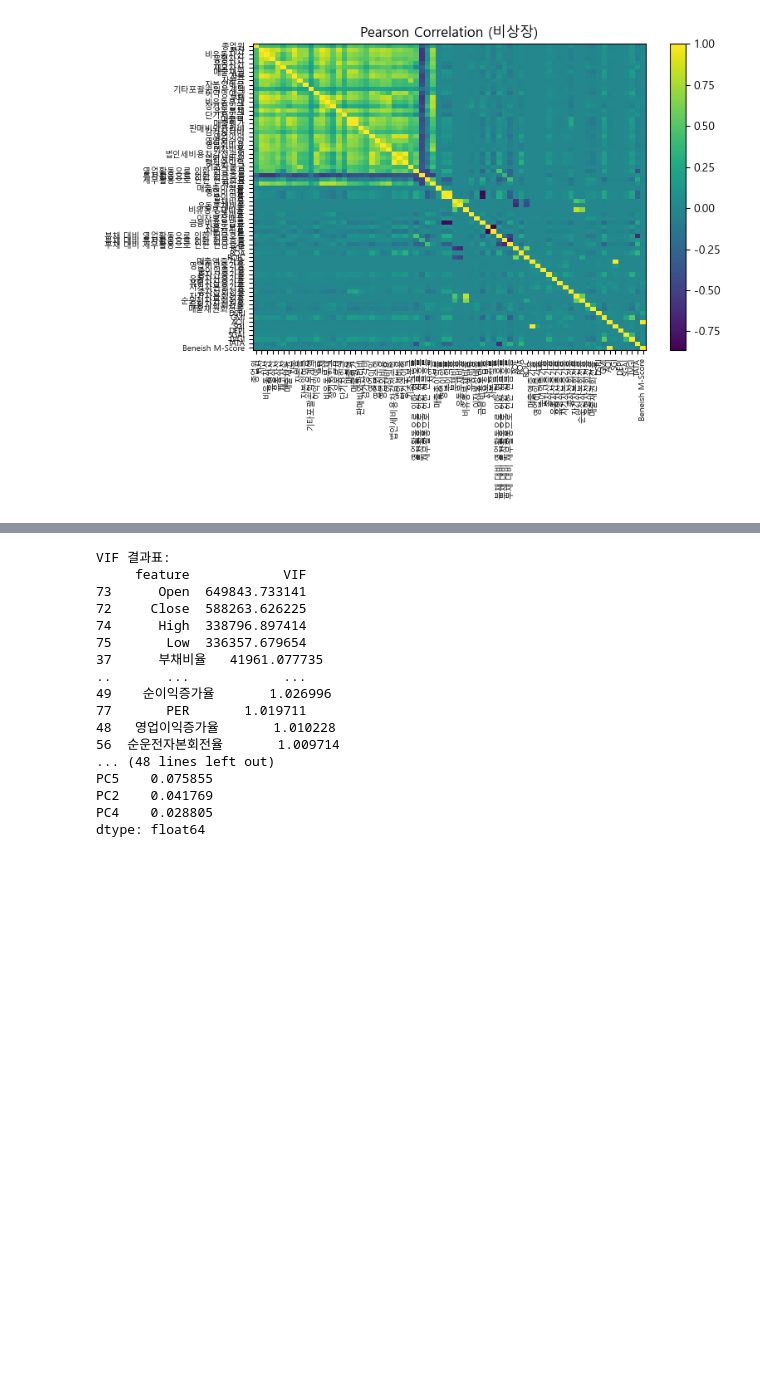
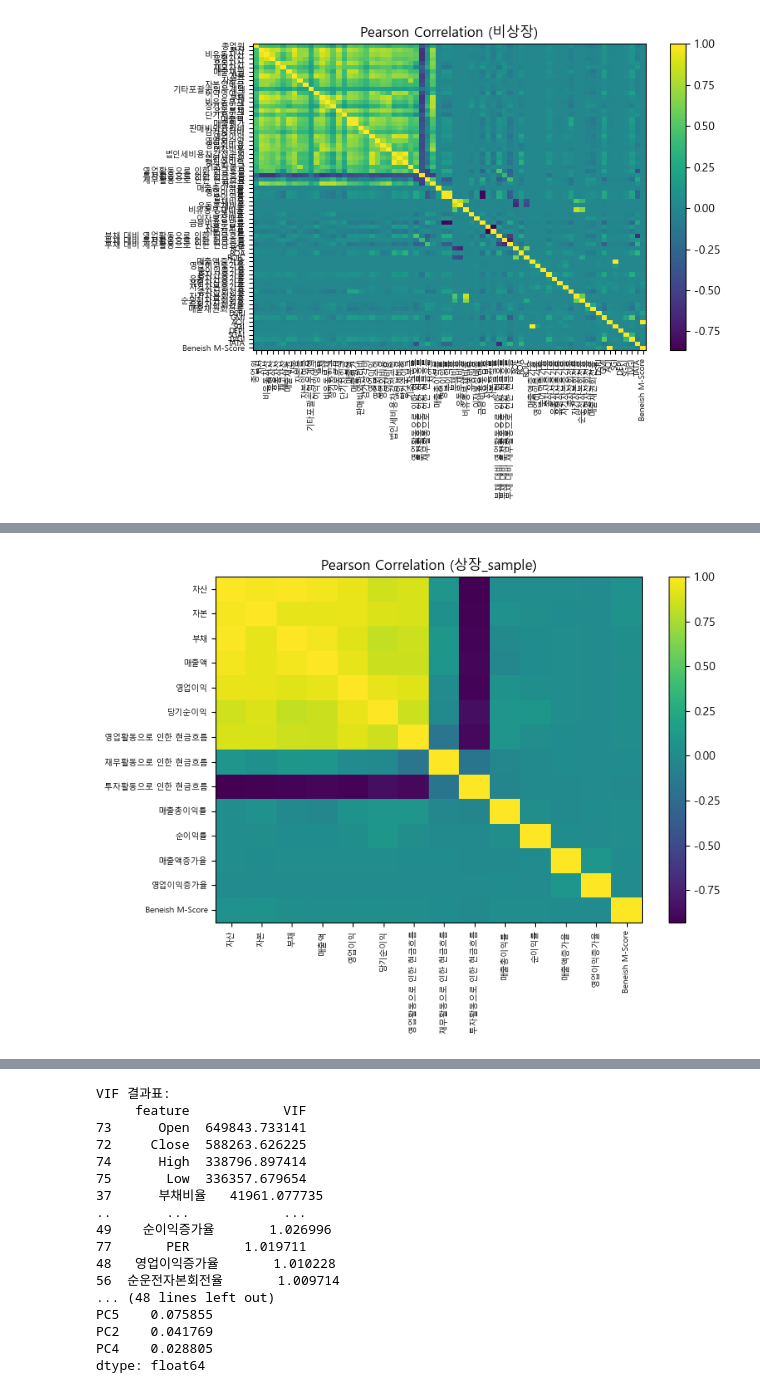
Before and after one commit to astrepluie/mysite, a Jupyter notebook: project2/EDA.ipynb, the cells around one changed output, grey strips where cells are left out. Cells and saved outputs as stored; diff of their text form; code cells hidden in the pictures; blank space fills up the shorter version.

```diff
--- a/project2/EDA.ipynb
+++ b/project2/EDA.ipynb
@@ -64,0 +64,6 @@ corr_and_heatmap(unlist,unlist.drop(drop_cols, axis=1).columns, 'heatmap', 'ALL'
+# %%
+sample_col = ['자산', '자본', '부채', '매출액', '영업이익', '당기순이익', '영업활동으로 인한 현금흐름', '재무활동으로 인한 현금흐름', '투자활동으로 인한 현금흐름', '매출총이익률', '순이익률', '매출액증가율', '영업이익증가율', 'Beneish M-Score']
+# %%
+corr_and_heatmap(market, sample_col, 'heatmap', '상장_sample')
+# %% [output]
+[figure, added]
```
Also changed, not shown: parts of 11 cells of this notebook, 7 other files.
